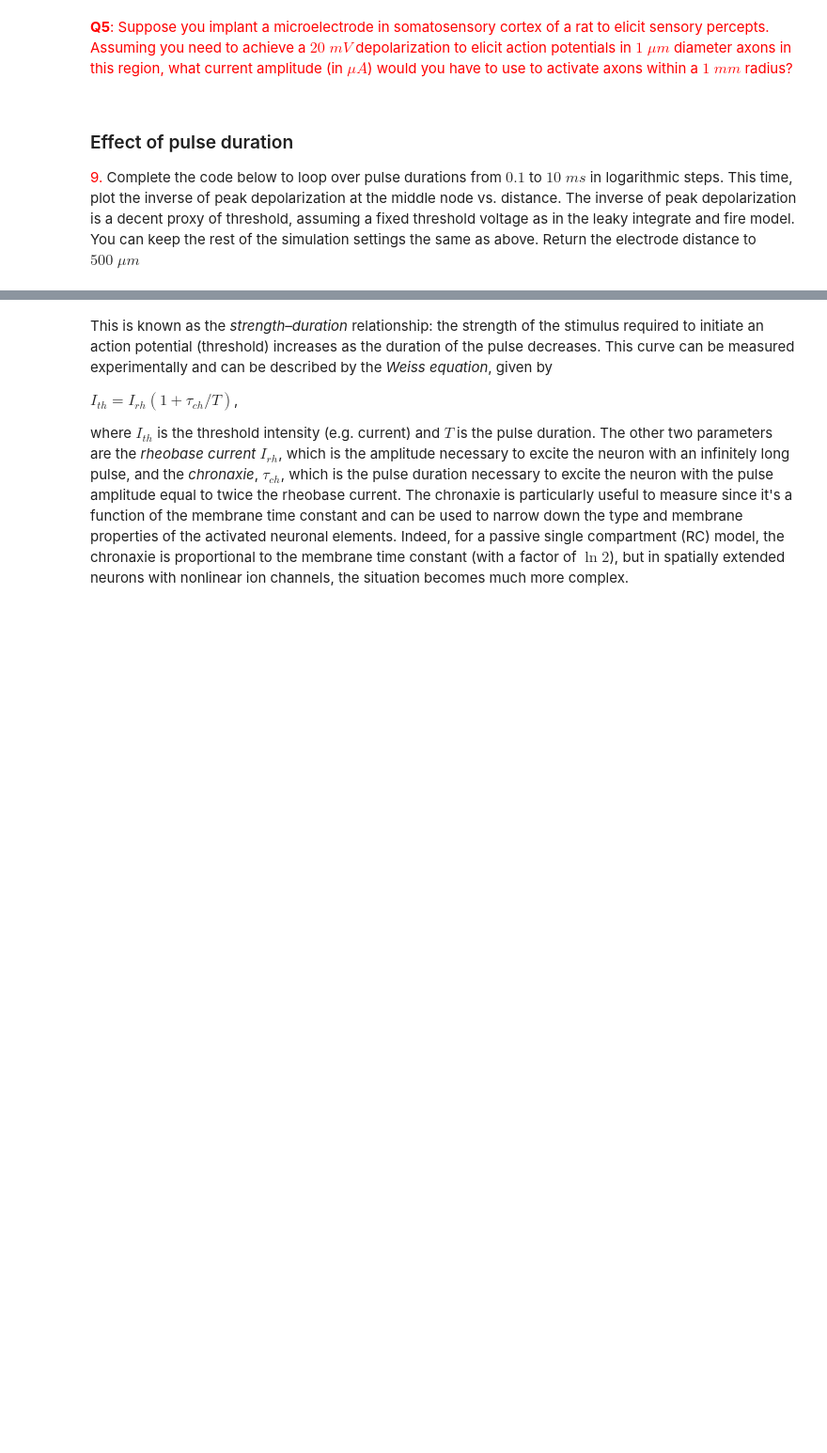
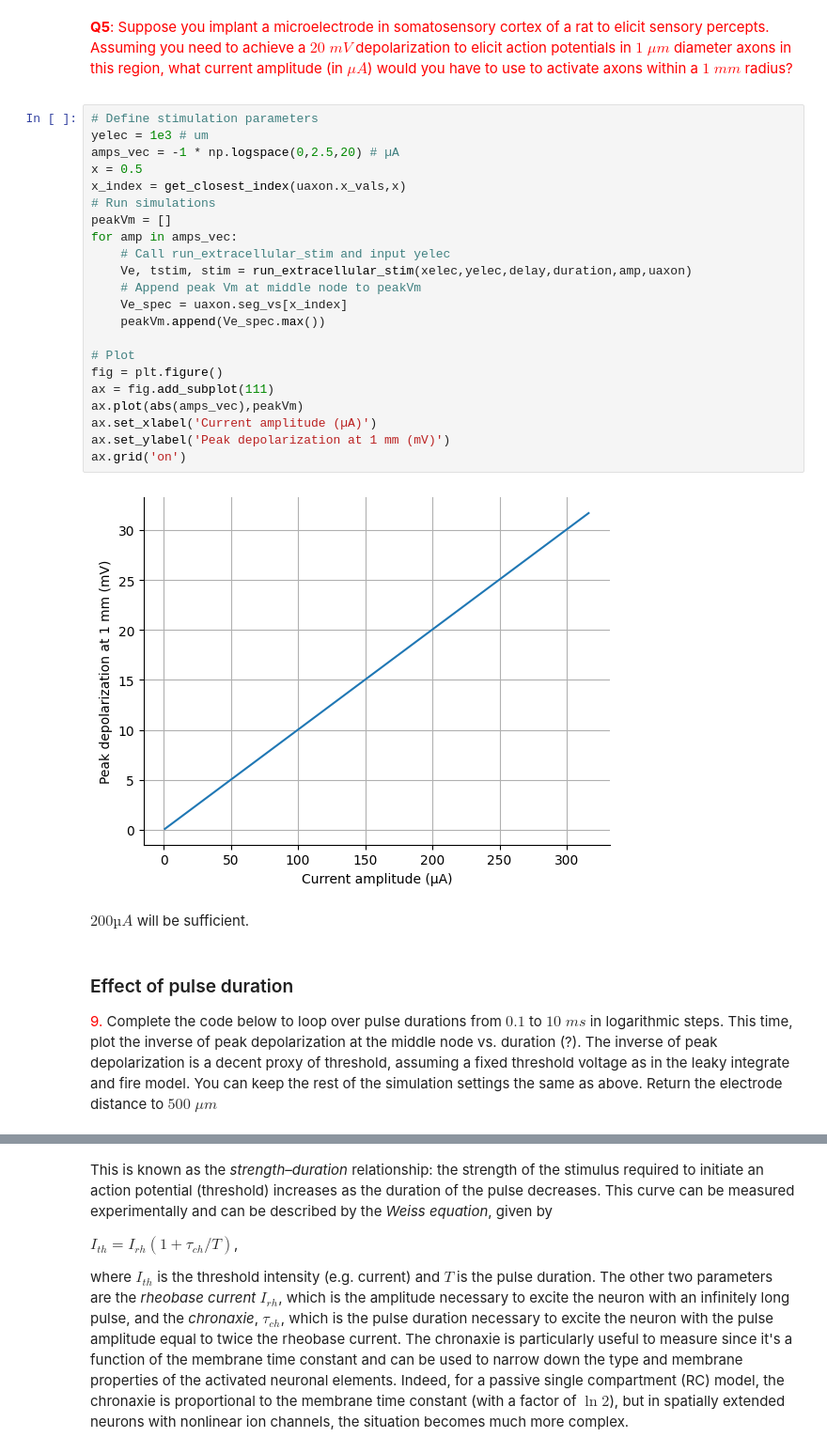
Before and after one commit to lw-miles24/12-CompModNervSys-ExtracellularStim, a Jupyter notebook: CompModNervSys_exercise12.ipynb, the cells around one changed output, grey strips where cells are left out. Shown: that part at 94% size. Cells and saved outputs as stored; diff of their text form; blank space fills up the shorter version.

```diff
--- a/CompModNervSys_exercise12.ipynb
+++ b/CompModNervSys_exercise12.ipynb
@@ -454,10 +442,36 @@ ax.grid('on')
 
 
 </font>
+# %%
+# Define stimulation parameters
+yelec = 1e3 # um
+amps_vec = -1 * np.logspace(0,2.5,20) # µA
+x = 0.5
+x_index = get_closest_index(uaxon.x_vals,x)
+# Run simulations
+peakVm = []
+for amp in amps_vec:
+    # Call run_extracellular_stim and input yelec
+    Ve, tstim, stim = run_extracellular_stim(xelec,yelec,delay,duration,amp,uaxon)
+    # Append peak Vm at middle node to peakVm
+    Ve_spec = uaxon.seg_vs[x_index]
+    peakVm.append(Ve_spec.max())
+
+# Plot
+fig = plt.figure()
+ax = fig.add_subplot(111)
+ax.plot(abs(amps_vec),peakVm)
+ax.set_xlabel('Current amplitude (µA)')
+ax.set_ylabel('Peak depolarization at 1 mm (mV)')
+ax.grid('on')
+# %% [output]
+[figure, added]
+# %% [markdown]
+$200 µA$ will be sufficient.
 # %% [markdown]
 ### Effect of pulse duration
 
-<font color='red'>9.</font> Complete the code below to loop over pulse durations from $0.1$ to $10 \; ms$ in logarithmic steps. This time, plot the inverse of peak depolarization at the middle node vs. distance. The inverse of peak depolarization is a decent proxy of threshold, assuming a fixed threshold voltage as in the leaky integrate and fire model. You can keep the rest of the simulation settings the same as above. Return the electrode distance to $500 \; \mu m$
+<font color='red'>9.</font> Complete the code below to loop over pulse durations from $0.1$ to $10 \; ms$ in logarithmic steps. This time, plot the inverse of peak depolarization at the middle node vs. duration (?). The inverse of peak depolarization is a decent proxy of threshold, assuming a fixed threshold voltage as in the leaky integrate and fire model. You can keep the rest of the simulation settings the same as above. Return the electrode distance to $500 \; \mu m$
 # %%
 # Define stimulation parameters
 yelec = 500 # µm
```
Also changed, not shown: parts of 11 cells of this notebook.
